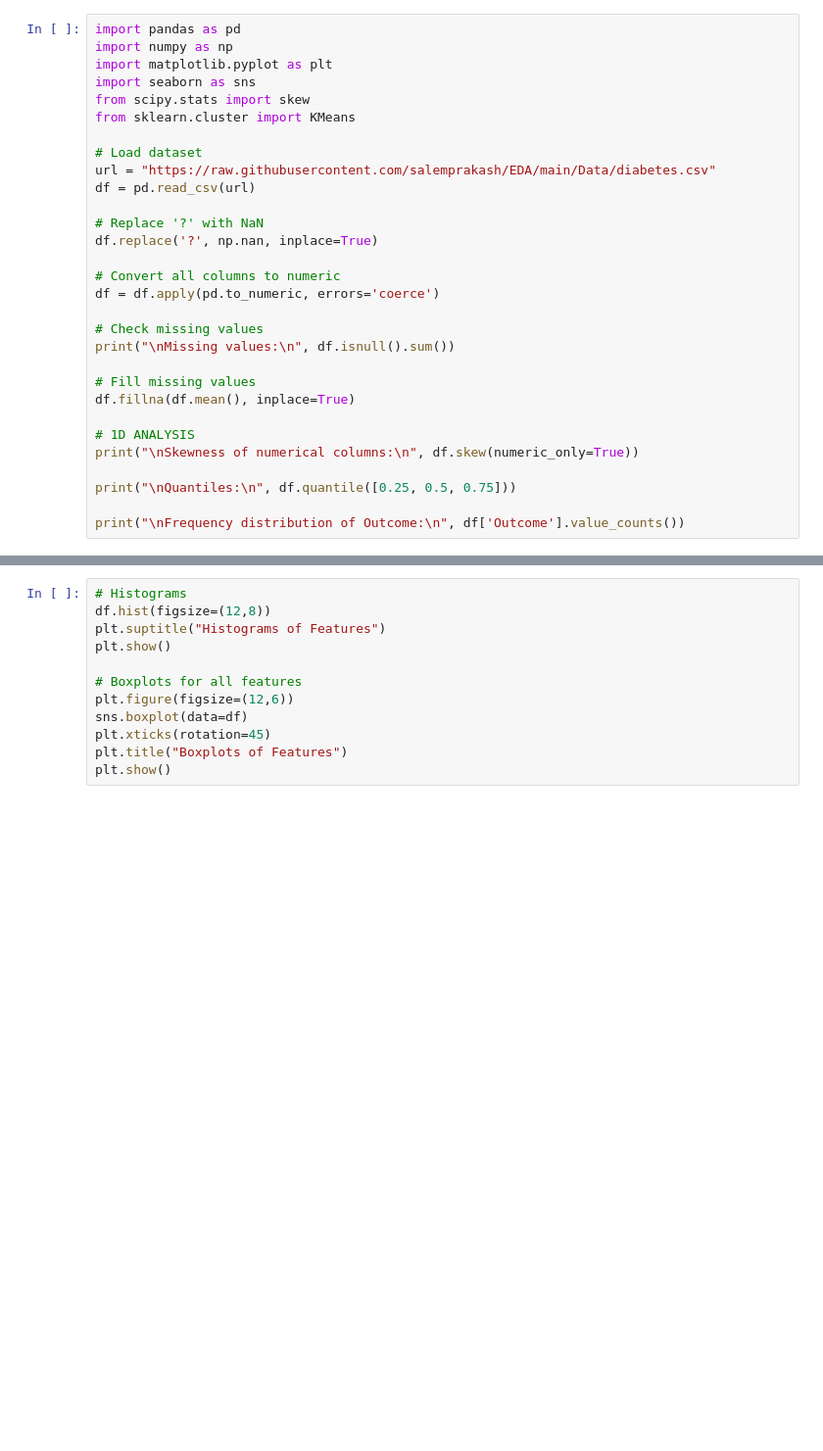
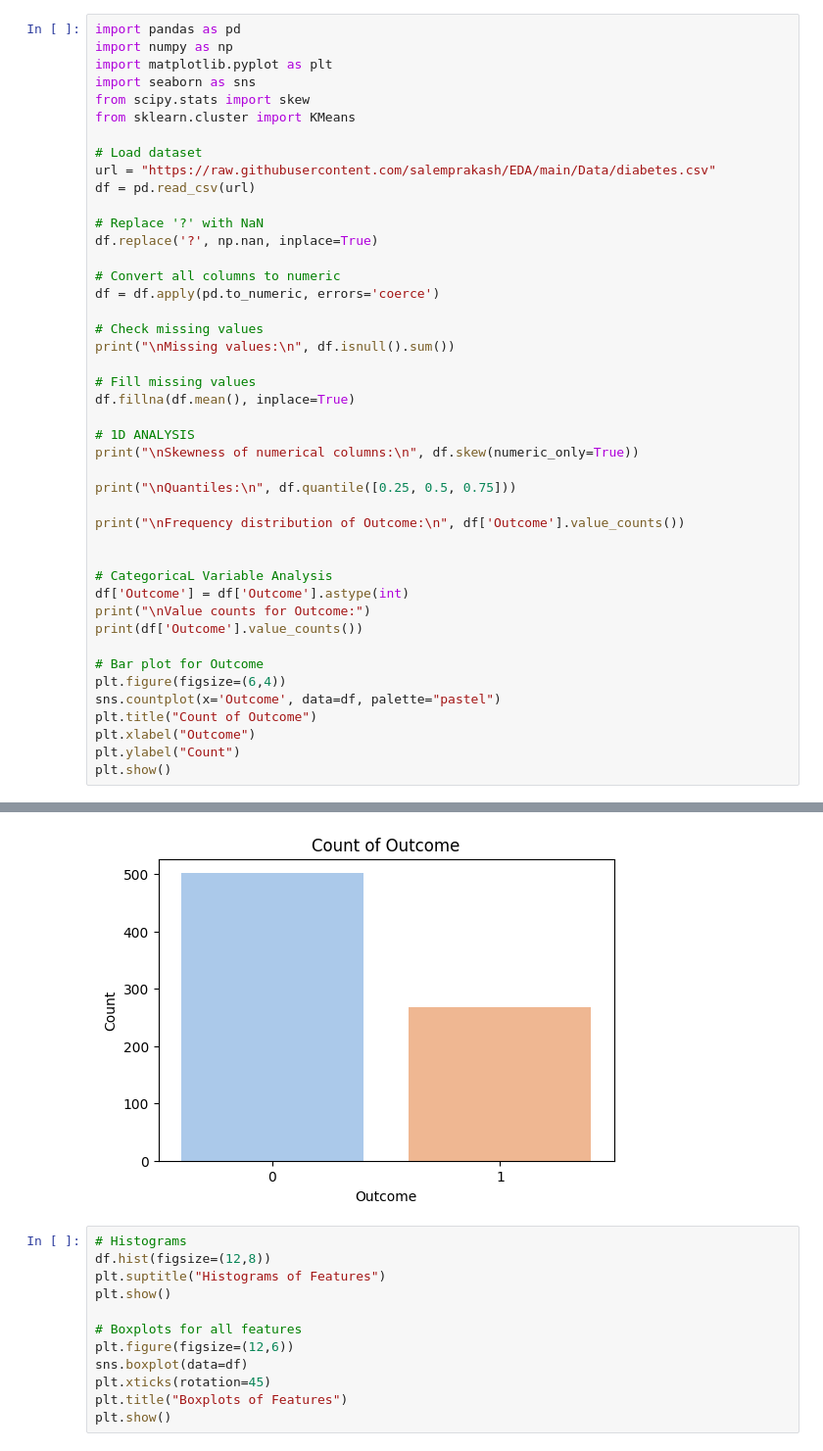
Before and after one commit to JG-dot/Exploratory-Data-Analysis, a Jupyter notebook: EDA_01.ipynb, the cells around one changed output, grey strips where cells are left out. Shown at 98% size. Drawn from its saved outputs; the diff is of its cells as text; blank space fills up the shorter version.

```diff
--- a/EDA_01.ipynb
+++ b/EDA_01.ipynb
@@ -30,6 +30,20 @@ print("\nSkewness of numerical columns:\n", df.skew(numeric_only=True))
 print("\nQuantiles:\n", df.quantile([0.25, 0.5, 0.75]))
 
 print("\nFrequency distribution of Outcome:\n", df['Outcome'].value_counts())
+
+
+# CategoricaL Variable Analysis
+df['Outcome'] = df['Outcome'].astype(int)
+print("\nValue counts for Outcome:")
+print(df['Outcome'].value_counts())
+
+# Bar plot for Outcome
+plt.figure(figsize=(6,4))
+sns.countplot(x='Outcome', data=df, palette="pastel")
+plt.title("Count of Outcome")
+plt.xlabel("Outcome")
+plt.ylabel("Count")
+plt.show()
 # %% [output]
 Missing values:
  Pregnancies                 1
@@ -51,3 +68,4 @@ Name: count, dtype: int64
+[figure, added]
 # %%
 # Histograms
 df.hist(figsize=(12,8))
```
Also changed, not shown: parts of 2 cells of this notebook.
